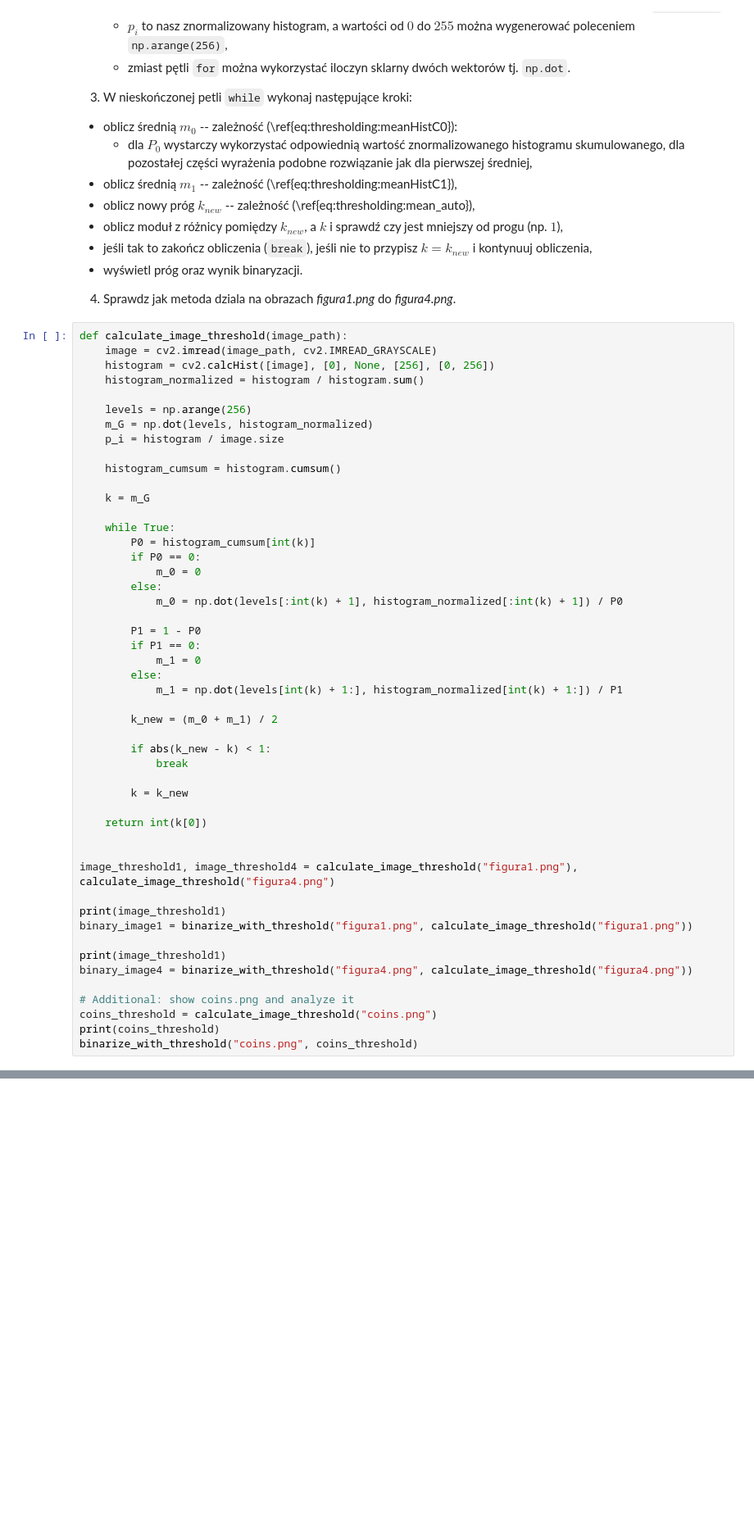
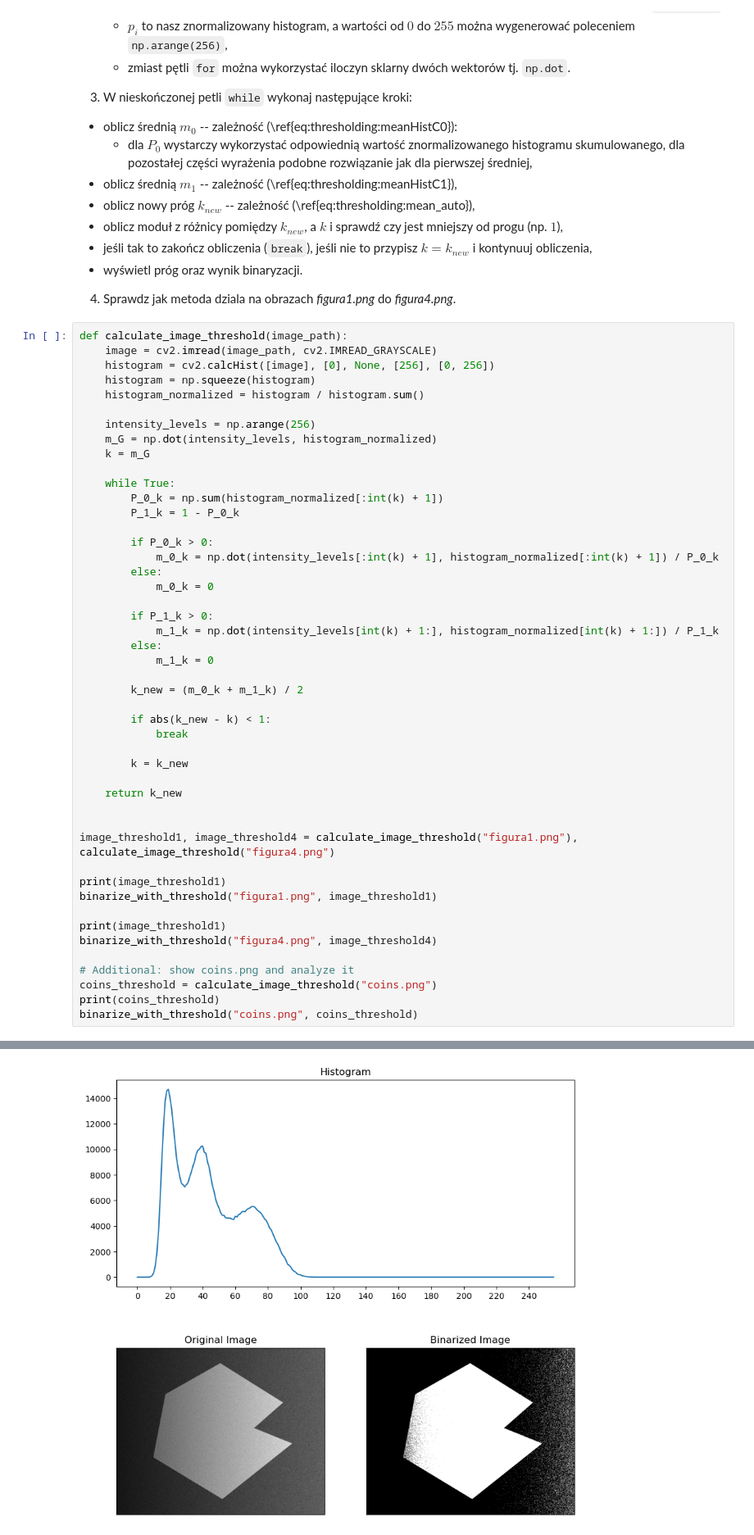
Before and after one commit to michal-proc/digital-image-processing-lab, a Jupyter notebook: 04/04_thresholding.ipynb, the cells around one changed output, grey strips where cells are left out. Shown at 82% size. Cells and saved outputs as stored; diff of their text form; blank space fills up the shorter version.

Commit message:
Completed 04_thresholding

```diff
--- a/04/04_thresholding.ipynb
+++ b/04/04_thresholding.ipynb
@@ -240,46 +240,44 @@ m_G = \sum_{i=0}^{L-1} ip_i
 def calculate_image_threshold(image_path):
     image = cv2.imread(image_path, cv2.IMREAD_GRAYSCALE)
     histogram = cv2.calcHist([image], [0], None, [256], [0, 256])
+    histogram = np.squeeze(histogram)
     histogram_normalized = histogram / histogram.sum()
 
-    levels = np.arange(256)
-    m_G = np.dot(levels, histogram_normalized)
-    p_i = histogram / image.size
-
-    histogram_cumsum = histogram.cumsum()
-
+    intensity_levels = np.arange(256)
+    m_G = np.dot(intensity_levels, histogram_normalized)
     k = m_G
 
     while True:
-        P0 = histogram_cumsum[int(k)]
-        if P0 == 0:
-            m_0 = 0
+        P_0_k = np.sum(histogram_normalized[:int(k) + 1])
+        P_1_k = 1 - P_0_k
+
+        if P_0_k > 0:
+            m_0_k = np.dot(intensity_levels[:int(k) + 1], histogram_normalized[:int(k) + 1]) / P_0_k
         else:
-            m_0 = np.dot(levels[:int(k) + 1], histogram_normalized[:int(k) + 1]) / P0
+            m_0_k = 0
 
-        P1 = 1 - P0
-        if P1 == 0:
-            m_1 = 0
+        if P_1_k > 0:
+            m_1_k = np.dot(intensity_levels[int(k) + 1:], histogram_normalized[int(k) + 1:]) / P_1_k
         else:
-            m_1 = np.dot(levels[int(k) + 1:], histogram_normalized[int(k) + 1:]) / P1
+            m_1_k = 0
 
-        k_new = (m_0 + m_1) / 2
+        k_new = (m_0_k + m_1_k) / 2
 
         if abs(k_new - k) < 1:
             break
 
         k = k_new
 
-    return int(k[0])
+    return k_new
 
 
 image_threshold1, image_threshold4 = calculate_image_threshold("figura1.png"), calculate_image_threshold("figura4.png")
 
 print(image_threshold1)
-binary_image1 = binarize_with_threshold("figura1.png", calculate_image_threshold("figura1.png"))
+binarize_with_threshold("figura1.png", image_threshold1)
 
 print(image_threshold1)
-binary_image4 = binarize_with_threshold("figura4.png", calculate_image_threshold("figura4.png"))
+binarize_with_threshold("figura4.png", image_threshold4)
 
 # Additional: show coins.png and analyze it
 coins_threshold = calculate_image_threshold("coins.png")
@@ -289,0 +290 @@ KeyboardInterrupt:
+[figure, added]
```
Also changed, not shown: parts of 7 cells of this notebook.
